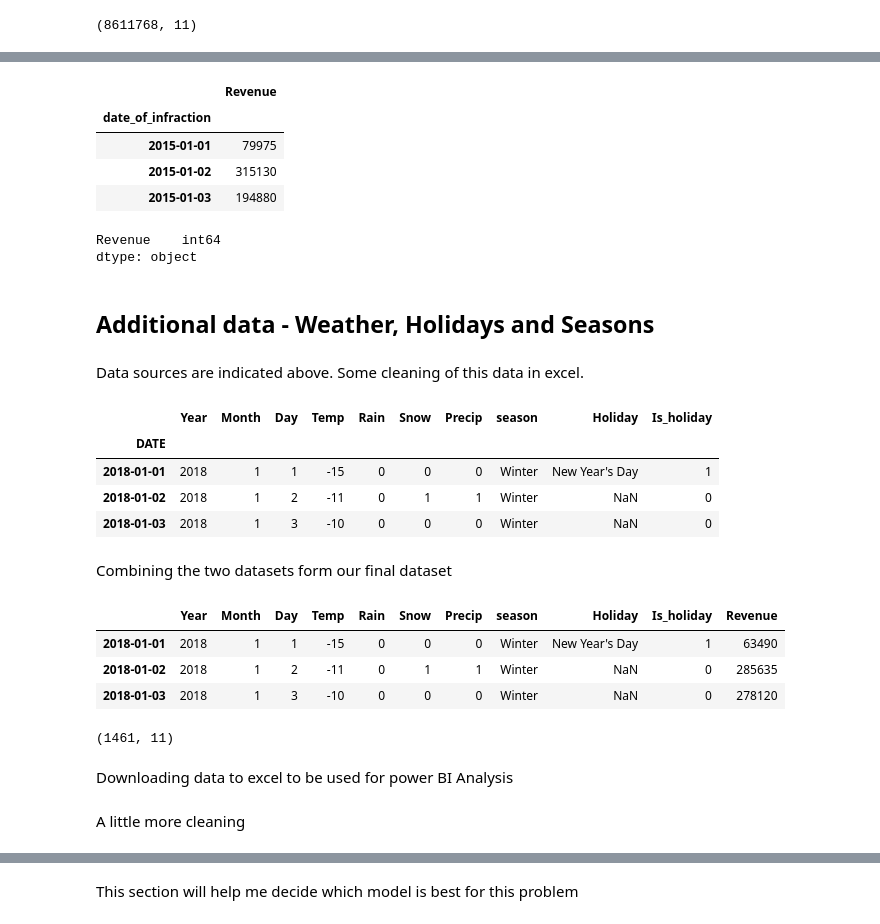
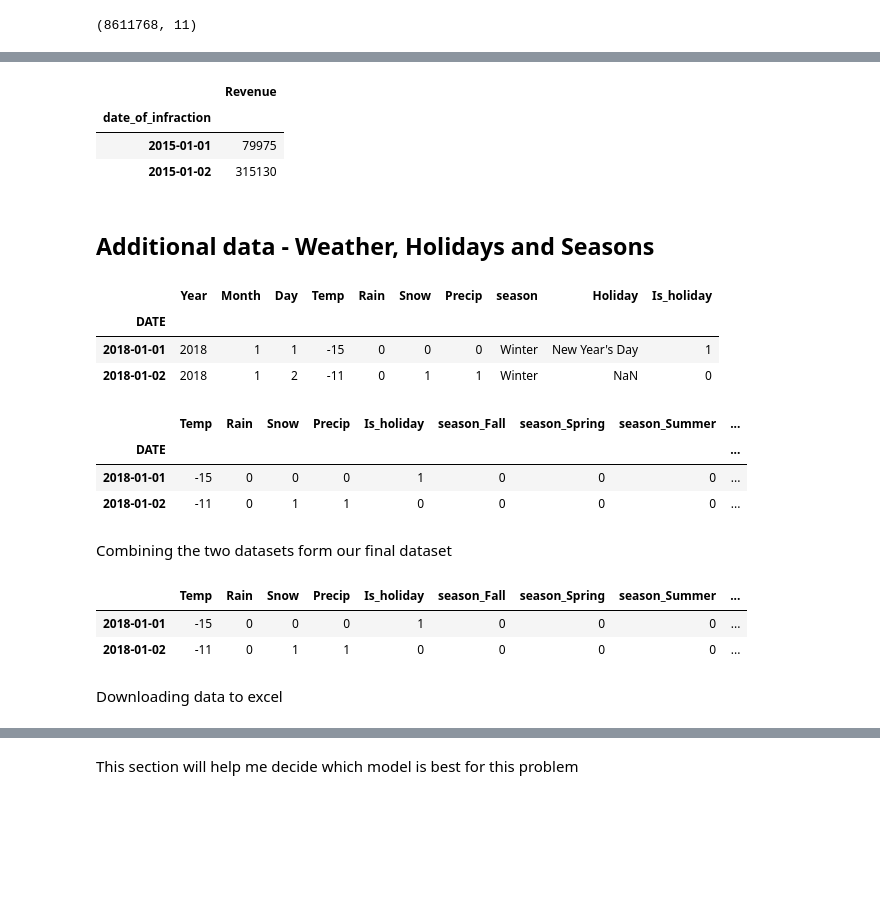
Before and after one commit to KevinLolochum/Time-Series-Forecasting-Projects, a Jupyter notebook: Toronto_Parking_Data_Forecasting_revenue_using_Recurrent_Neural_Networks_RNNs(LSTM).ipynb, the cells around one changed output, grey strips where cells are left out. Drawn from its saved outputs; the diff is of its cells as text; code cells hidden in the pictures; blank space fills up the shorter version.

```diff
--- a/Toronto_Parking_Data_Forecasting_revenue_using_Recurrent_Neural_Networks_RNNs(LSTM).ipynb
+++ b/Toronto_Parking_Data_Forecasting_revenue_using_Recurrent_Neural_Networks_RNNs(LSTM).ipynb
@@ -112,61 +61,61 @@ For the above reasons I will aggregate/reshape revenue by day going forward.
 # %%
 # Converting date of infraction to date and set as index
-Parking.date_of_infraction = pd.to_datetime(Parking['date_of_infraction'], format='%Y%m%d', errors='ignore')
-dfr = Parking.set_index('date_of_infraction')
+def clean(data):
+  df.date_of_infraction = pd.to_datetime(df['date_of_infraction'],
+                                         format='%Y%m%d', errors='ignore')
+  dfr = df.set_index('date_of_infraction')
 
-# Aggregate fine amount by date, change to dataframe and rename as revenue
+# Aggregate fine amount by date and renaming
+# could do better with hourly agg but data is messy
 
-dfx = dfr['set_fine_amount'].resample('d').sum()
-dfs = pd.DataFrame(dfx)
-dfs = dfs.rename(columns={'set_fine_amount': 'Revenue'})
-dfs.head(3)
-
-# A more robust model could be created by hourly aggregation but hourly data is messy
+  dfx = dfr['set_fine_amount'].resample('d').sum()
+  dfs = pd.DataFrame(dfx)
+  dfs = dfs.rename(columns={'set_fine_amount': 'Revenue'})
+  return dfs
-# %% [output]
-|  | Revenue |
-| date_of_infraction |  |
-| 2015-01-01 | 79975 |
-| 2015-01-02 | 315130 |
-| 2015-01-03 | 194880 |
-# %%
-dfs.dtypes
-# %% [output]
-Revenue    int64
-dtype: object
+# %%
+df1 = clean(df)
+df1.head(2)
+# %% [output]
+|  | Revenue |
+| date_of_infraction |  |
+| 2015-01-01 | 79975 |
+| 2015-01-02 | 315130 |
 # %% [markdown]
 ## Additional data - Weather, Holidays and Seasons
-# %% [markdown]
-Data sources are indicated above. Some cleaning of this data in excel.
 # %%
 # Loading from drive
-Data = pd.read_csv('/content/gdrive/My Drive/Toronto_weather_and_holidays.csv', delimiter=',', parse_dates=True)
+AData = pd.read_csv('/content/gdrive/My Drive/Toronto_weather_and_holidays.csv', delimiter=',', parse_dates=True)
 
-# Set date as index
+# Set date as index and delete holiday
 
-Data['DATE'] = pd.to_datetime(Data[['Year', 'Month', 'Day']])
-Data = Data.set_index('DATE')
+AData['DATE'] = pd.to_datetime(AData[['Year', 'Month', 'Day']])
+Data = AData.set_index('DATE')
 Data.pop('Date')
-Data.head(3)
+Data.head(2)
 # %% [output]
 |  | Year | Month | Day | Temp | Rain | Snow | Precip | season | Holiday | Is_holiday |
 | DATE |  |  |  |  |  |  |  |  |  |  |
 | 2018-01-01 | 2018 | 1 | 1 | -15 | 0 | 0 | 0 | Winter | New Year's Day | 1 |
 | 2018-01-02 | 2018 | 1 | 2 | -11 | 0 | 1 | 1 | Winter | NaN | 0 |
-| 2018-01-03 | 2018 | 1 | 3 | -10 | 0 | 0 | 0 | Winter | NaN | 0 |
+# %%
+# Creating dummies for seasons
+df2 = Data[['Temp', 'Rain', 'Snow', 'Precip', 'season', 'Is_holiday']]
+df2 = pd.get_dummies(df2, dummy_na = False)
+df2.head(2)
+# %% [output]
+|  | Temp | Rain | Snow | Precip | Is_holiday | season_Fall | season_Spring | season_Summer | ... |
+| DATE |  |  |  |  |  |  |  |  | ... |
+| 2018-01-01 | -15 | 0 | 0 | 0 | 1 | 0 | 0 | 0 | ... |
+| 2018-01-02 | -11 | 0 | 1 | 1 | 0 | 0 | 0 | 0 | ... |
 # %% [markdown]
 Combining the two datasets form our final dataset
 # %%
 # Pd.merge on date combines horizontally and also implements cross join if
-df = pd.merge(Data, dfs, left_index=True, right_index=True)
-df.head(3)
+df3 = pd.merge(df2, df1, left_index=True, right_index=True)
+df3.head(2)
 # %% [output]
-|  | Year | Month | Day | Temp | Rain | Snow | Precip | season | Holiday | Is_holiday | Revenue |
-| 2018-01-01 | 2018 | 1 | 1 | -15 | 0 | 0 | 0 | Winter | New Year's Day | 1 | 63490 |
-| 2018-01-02 | 2018 | 1 | 2 | -11 | 0 | 1 | 1 | Winter | NaN | 0 | 285635 |
-| 2018-01-03 | 2018 | 1 | 3 | -10 | 0 | 0 | 0 | Winter | NaN | 0 | 278120 |
+|  | Temp | Rain | Snow | Precip | Is_holiday | season_Fall | season_Spring | season_Summer | ... |
+| 2018-01-01 | -15 | 0 | 0 | 0 | 1 | 0 | 0 | 0 | ... |
+| 2018-01-02 | -11 | 0 | 1 | 1 | 0 | 0 | 0 | 0 | ... |
-# %%
-df.shape
-# %% [output]
-(1461, 11)
 # %%
 # Changing holiday to categorical
@@ -174,3 +123,3 @@ df['Is_holiday'] = df['Is_holiday'].astype('uint8')
 # %% [markdown]
-Downloading data to excel to be used for power BI Analysis
+Downloading data to excel
 # %%
@@ -178,2 +126,0 @@ Downloading data to excel to be used for power BI Analysis
-# %% [markdown]
-A little more cleaning
```
Also changed, not shown: parts of 43 cells of this notebook.
